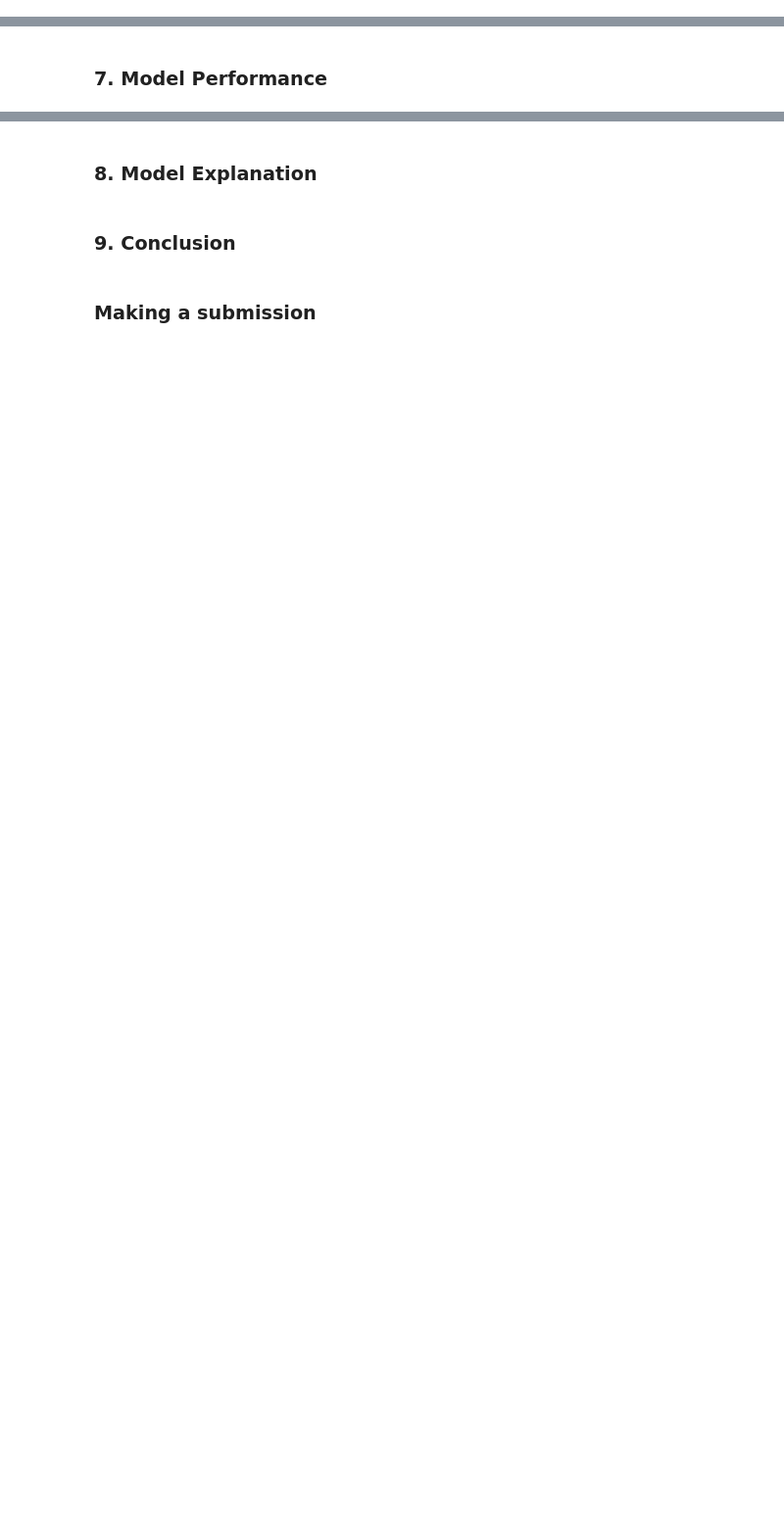
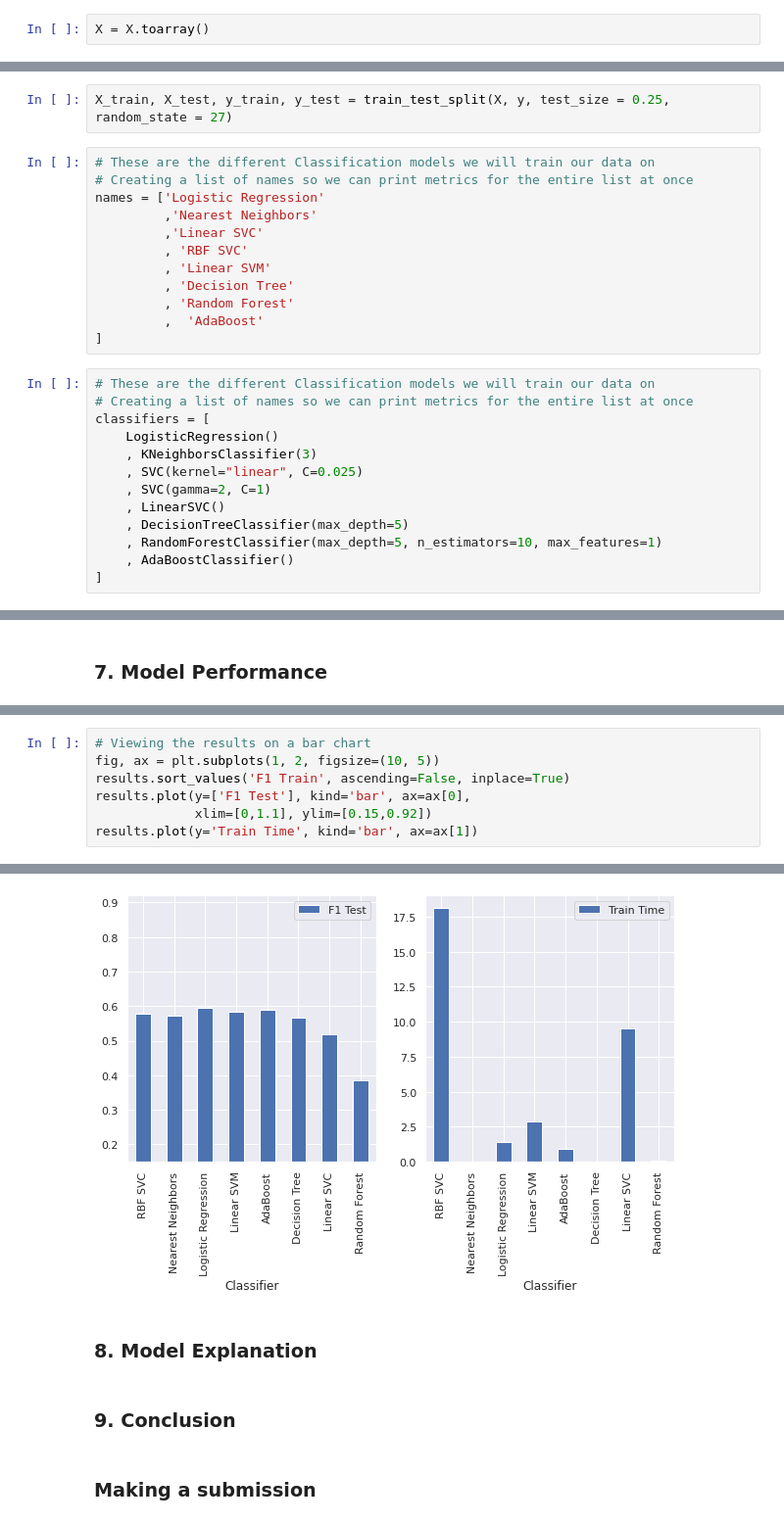
Before and after one commit to MIrfaanA/classification-predict-streamlit-template, a Jupyter notebook: Copy_of_Team_6_(neater).ipynb, the cells around one changed output, grey strips where cells are left out. Shown: that part at 98% size. Saved outputs shown, nothing was run; the diff lists cells and outputs as text; blank space fills up the shorter version.

```diff
--- a/Copy_of_Team_6_(neater).ipynb
+++ b/Copy_of_Team_6_(neater).ipynb
@@ -183,0 +202,2 @@ df_clean = df_train.copy()
+# %%
+X = X.toarray()
@@ -183,0 +206,27 @@ df_clean = df_train.copy()
+# %%
+X_train, X_test, y_train, y_test = train_test_split(X, y, test_size = 0.25, random_state = 27)
+# %%
+# These are the different Classification models we will train our data on
+# Creating a list of names so we can print metrics for the entire list at once
+names = ['Logistic Regression'
+         ,'Nearest Neighbors'
+         ,'Linear SVC'
+         , 'RBF SVC'
+         , 'Linear SVM'
+         , 'Decision Tree'
+         , 'Random Forest'
+         ,  'AdaBoost'
+]
+# %%
+# These are the different Classification models we will train our data on
+# Creating a list of names so we can print metrics for the entire list at once
+classifiers = [
+    LogisticRegression()
+    , KNeighborsClassifier(3)
+    , SVC(kernel="linear", C=0.025)
+    , SVC(gamma=2, C=1)
+    , LinearSVC()
+    , DecisionTreeClassifier(max_depth=5)
+    , RandomForestClassifier(max_depth=5, n_estimators=10, max_features=1)
+    , AdaBoostClassifier()
+]
@@ -185,0 +334,8 @@ df_clean = df_train.copy()
+# %%
+# Viewing the results on a bar chart
+fig, ax = plt.subplots(1, 2, figsize=(10, 5))
+results.sort_values('F1 Train', ascending=False, inplace=True)
+results.plot(y=['F1 Test'], kind='bar', ax=ax[0],
+             xlim=[0,1.1], ylim=[0.15,0.92])
+results.plot(y='Train Time', kind='bar', ax=ax[1])
+# %% [output]
@@ -186,3 +343,4 @@ df_clean = df_train.copy()
+[figure, added]
 # %% [markdown]
 ### 8. Model Explanation
 # %% [markdown]
```
Also changed, not shown: parts of 9 cells of this notebook.
